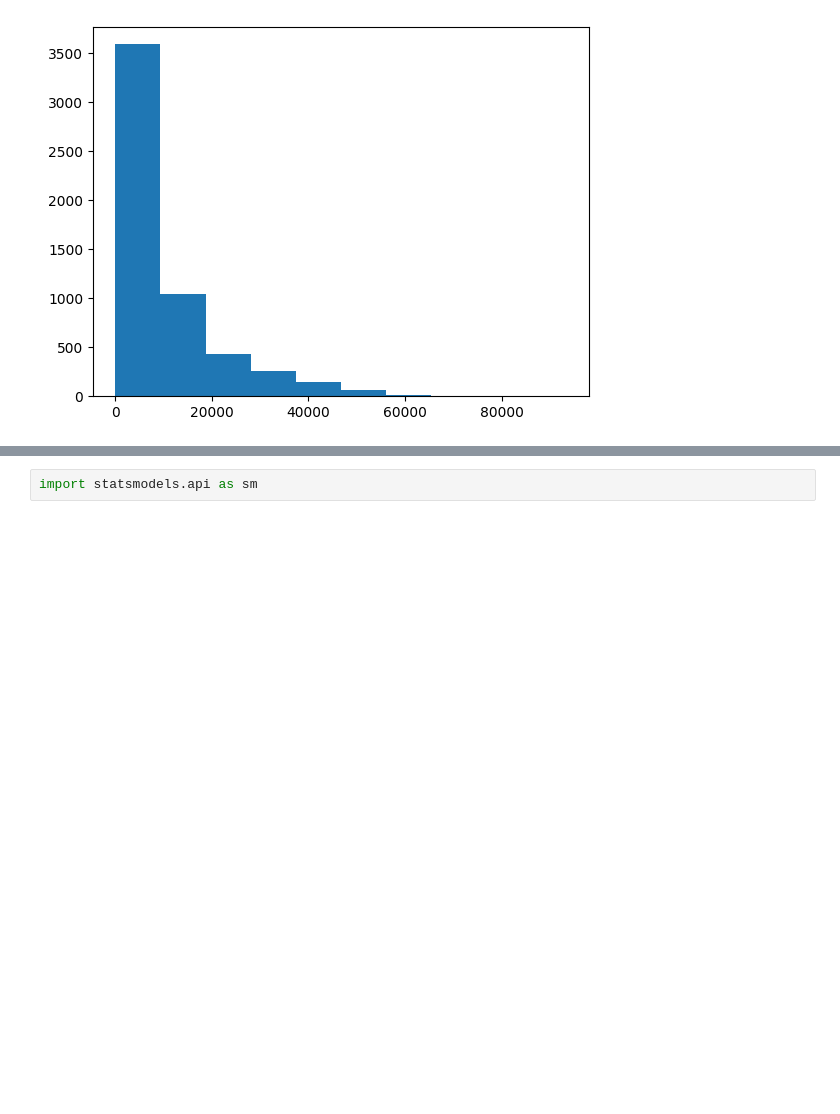
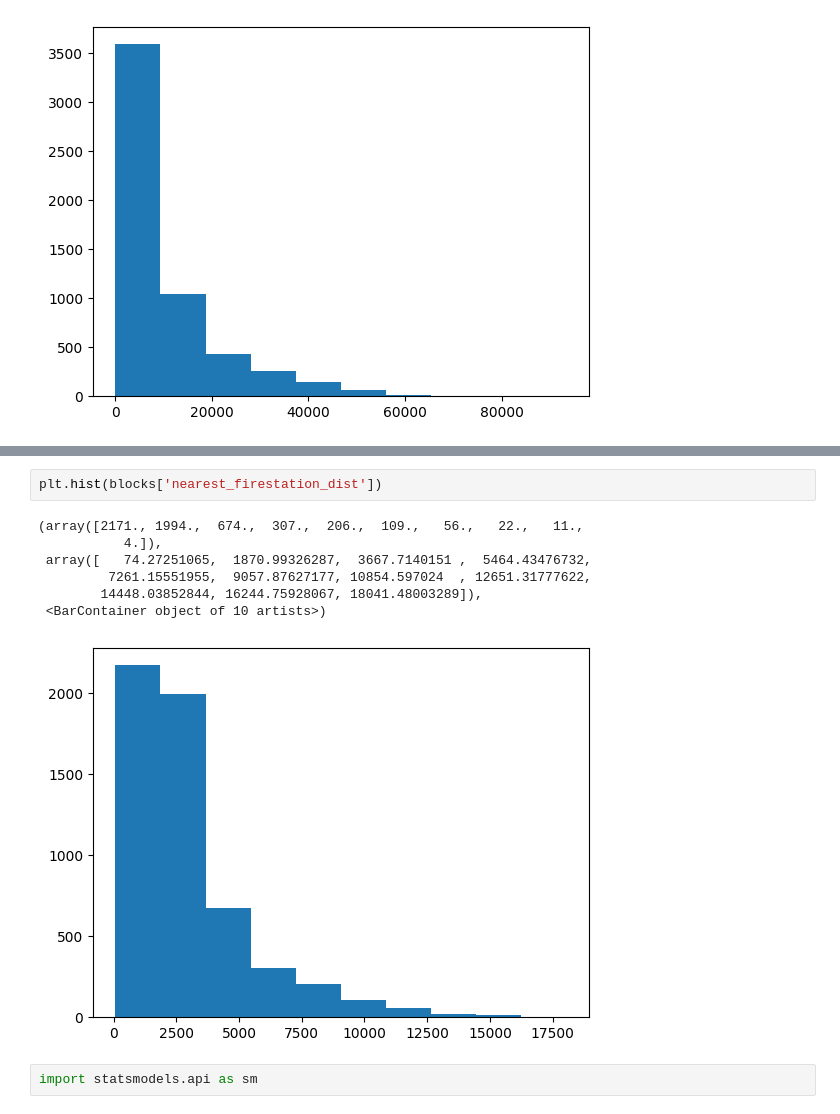
Before and after one commit to stevez02/ml4va_project, a Jupyter notebook: code/preliminary_analysis.ipynb, the cells around one changed output, grey strips where cells are left out. Saved outputs shown, nothing was run; the diff lists cells and outputs as text; blank space fills up the shorter version.

```diff
--- a/code/preliminary_analysis.ipynb
+++ b/code/preliminary_analysis.ipynb
@@ -140,3 +120,13 @@ plt.hist(blocks['nearest_hospital_dist'])
+# %%
+plt.hist(blocks['nearest_firestation_dist'])
+# %% [output]
+(array([2171., 1994.,  674.,  307.,  206.,  109.,   56.,   22.,   11.,
+           4.]),
+ array([   74.27251065,  1870.99326287,  3667.7140151 ,  5464.43476732,
+         7261.15551955,  9057.87627177, 10854.597024  , 12651.31777622,
+        14448.03852844, 16244.75928067, 18041.48003289]),
+ <BarContainer object of 10 artists>)
+[figure, added]
 # %%
 import statsmodels.api as sm
 # %%
```
Also changed, not shown: parts of 12 cells of this notebook, 6 other files.
